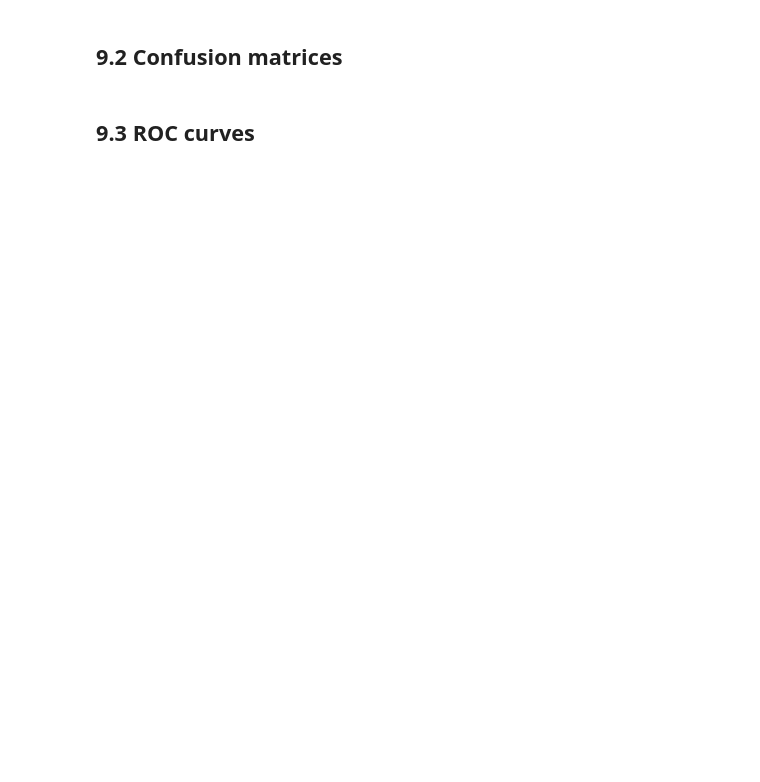
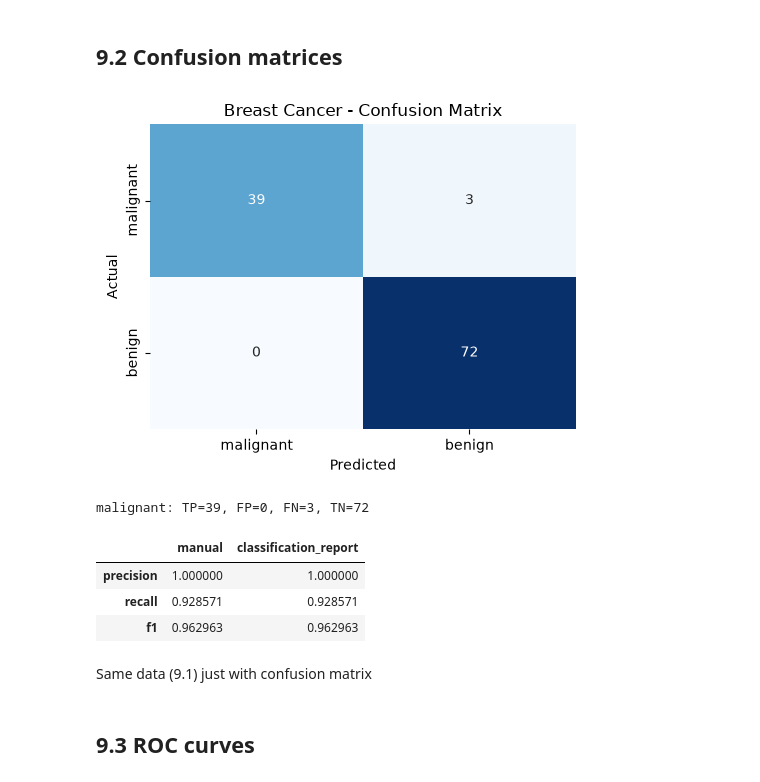
Before and after one commit to akYavuz/ml-project, a Jupyter notebook: notebooks/breast_cancer.ipynb, the cells around one changed output. Cells and saved outputs as stored; diff of their text form; code cells hidden in the pictures; blank space fills up the shorter version.

```diff
--- a/notebooks/breast_cancer.ipynb
+++ b/notebooks/breast_cancer.ipynb
@@ -50,0 +480,9 @@
+# %%
+# Source: assignment 8.2 (selection rule, validation columns only)
+ranked = summary.sort_values(
+    by=["val_macro_f1_mean", "val_accuracy_mean", "val_macro_f1_std", "config_id"],
+    ascending=[False, False, True, True])
+selected = ranked.iloc[0]
+
+print("Selected:", selected["config_id"])
+ranked[["config_id", "val_macro_f1_mean", "val_accuracy_mean", "val_macro_f1_std"]].head(5)
@@ -52,3 +513,20 @@
 # 9. Evaluating the Selected Models on the Test Sets
 # %% [markdown]
 ## 9.1 Final performance metrics
+# %%
+names = list(data.target_names)
+model = models42[selected["config_id"] + "_s42"]                      # seed-42 model only
+X_final = X_test_scaled if selected["representation"] == "scaled" else X_test
+pred = model.predict(X_final)
+test_metrics = compute_metrics(model, X_final, y_test)
+
+print(classification_report(y_test, pred, target_names=names, zero_division=0))
+report_dict = classification_report(y_test, pred, target_names=names, zero_division=0, output_dict=True)
+
+classifier_test = pd.DataFrame([{
+    "dataset": DATASET, "selected_config": selected["config_id"], "eval_seed": 42,
+    "val_macro_f1_mean": selected["val_macro_f1_mean"], "val_macro_f1_std": selected["val_macro_f1_std"],
+    "test_accuracy": test_metrics["accuracy"], "test_macro_precision": test_metrics["macro_precision"],
+    "test_macro_recall": test_metrics["macro_recall"], "test_macro_f1": test_metrics["macro_f1"],
+    "test_roc_auc": test_metrics["roc_auc"]}])
+classifier_test
@@ -55,4 +551,16 @@
 # %% [markdown]
 ## 9.2 Confusion matrices
+# %%
+cm = h.plot_confusion(y_test, pred, names, "Breast Cancer - Confusion Matrix", "../figures/breast_cancer_confusion_matrix.png")
+h.manual_check(cm, 0, "malignant", report_dict)
+# %% [output]
+[figure, added]
+malignant: TP=39, FP=0, FN=3, TN=72
+|  | manual | classification_report |
+| precision | 1.000000 | 1.000000 |
+| recall | 0.928571 | 0.928571 |
+| f1 | 0.962963 | 0.962963 |
+# %% [markdown]
+Same data (9.1) just with confusion matrix
 # %% [markdown]
 ## 9.3 ROC curves
```
Also changed, not shown: parts of 58 cells of this notebook, 19 other files.
